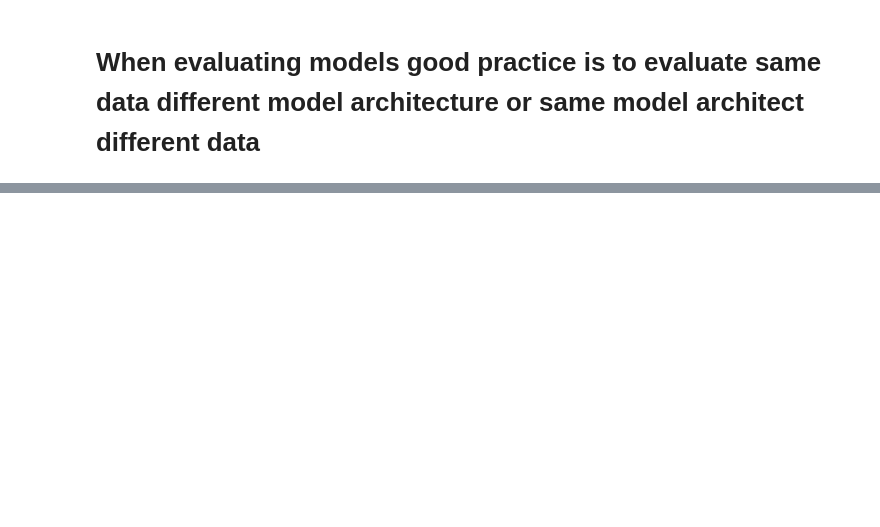
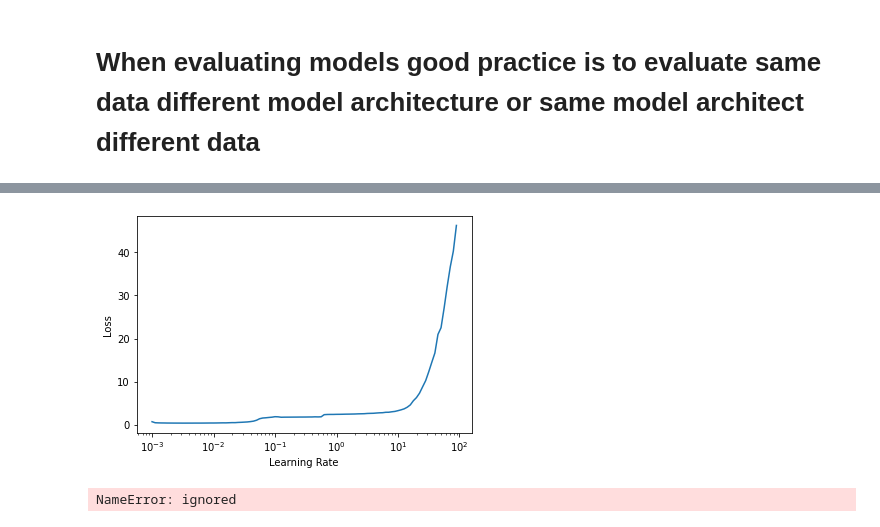
Before and after one commit to SecureGitWire/GoogleCollabeTensorflowDev, a Jupyter notebook: NeuralNetworkClassification.ipynb, the cells around one changed output, grey strips where cells are left out. Saved outputs shown, nothing was run; the diff lists cells and outputs as text; code cells hidden in the pictures; blank space fills up the shorter version.

```diff
--- a/NeuralNetworkClassification.ipynb
+++ b/NeuralNetworkClassification.ipynb
@@ -1505,0 +1521,27 @@ pd.DataFrame(history.history).plot();
+# %%
+# Set Random Seed
+tf.random.set_seed(42)
+
+# 1. Create Model
+lrs_multiClassification_model = tf.keras.Sequential([
+    tf.keras.layers.Flatten(input_shape=(28,28)),
+    tf.keras.layers.Dense(10, activation="relu"),
+    tf.keras.layers.Dense(10, activation="relu"),
+    tf.keras.layers.Dense(10, activation="softmax"),
+])
+# 2. Compile Model
+lrs_multiClassification_model.compile(
+    loss = tf.keras.losses.SparseCategoricalCrossentropy(),
+    optimizer = tf.keras.optimizers.Adam(),
+    metrics=["accuracy"]
+)
+
+# 3. Create Learning Rate Scheduler Callback
+lrs_scheduler = tf.keras.callbacks.LearningRateScheduler(lambda epoch: 1e-3 * 10**(epoch/20))
+
+# 4. Fit Model -- Create a Learning Rate Callback Scheduler to find the ideal learning rate
+find_lr_history = lrs_multiClassification_model.fit(train_data_normalized,
+                                                    train_labels,
+                                                    epochs=100,
+                                                    validation_data=(test_data_normalized, test_labels),
+                                                    callbacks=[lrs_scheduler])
@@ -1505,0 +1566,7 @@ pd.DataFrame(history.history).plot();
+# %%
+# Plot Learning Rate Decay Curve
+import numpy as np
+import matplotlib.pyplot as plt
+
+lrs = 1e-3 * (10**(tf.range(100)/20))
+lrs
@@ -1505,0 +1591,35 @@ pd.DataFrame(history.history).plot();
+# %%
+plt.semilogx(lrs, find_lr_history.history["loss"])
+plt.xlabel("Learning Rate")
+plt.ylabel("Loss");
+# %% [output]
+[figure, added]
+# %%
+# Set Random Seed
+tf.random.set_seed(42)
+
+# 1. Create Model
+lrs_multiClassification_model = tf.keras.Sequential([
+    tf.keras.layers.Flatten(input_shape=(28,28)),
+    tf.keras.layers.Dense(10, activation="relu"),
+    tf.keras.layers.Dense(10, activation="relu"),
+    tf.keras.layers.Dense(10, activation="softmax"),
+])
+# 2. Compile Model
+lrs_multiClassification_model.compile(
+    loss = tf.keras.losses.SparseCategoricalCrossentropy(),
+    optimizer = tf.keras.optimizers.Adam(),
+    metrics=["accuracy"]
+)
+
+# 3. Create Learning Rate Scheduler Callback
+lrs_scheduler = tf.keras.callbacks.LearningRateScheduler(scheduler)
+
+# 4. Fit Model -- Create a Learning Rate Callback Scheduler to find the ideal learning rate
+find_lr_history = lrs_multiClassification_model.fit(train_data_normalized,
+                                                    train_labels,
+                                                    epochs=40,
+                                                    validation_data=(test_data_normalized, test_labels),
+                                                    callbacks=[lrs_scheduler])
+# %% [output]
+NameError: ignored
```
Also changed, not shown: parts of 11 cells of this notebook.
